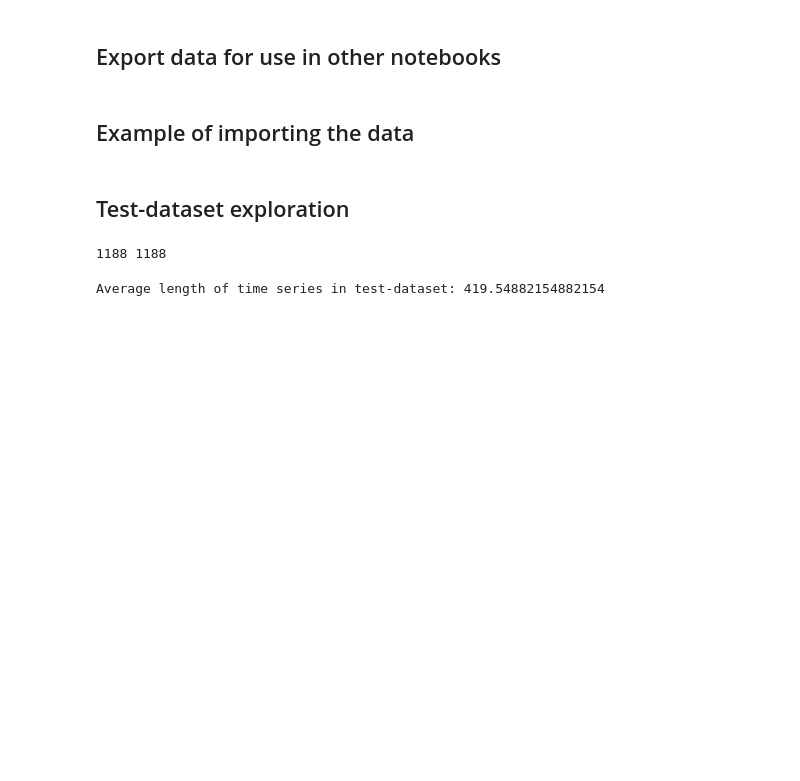
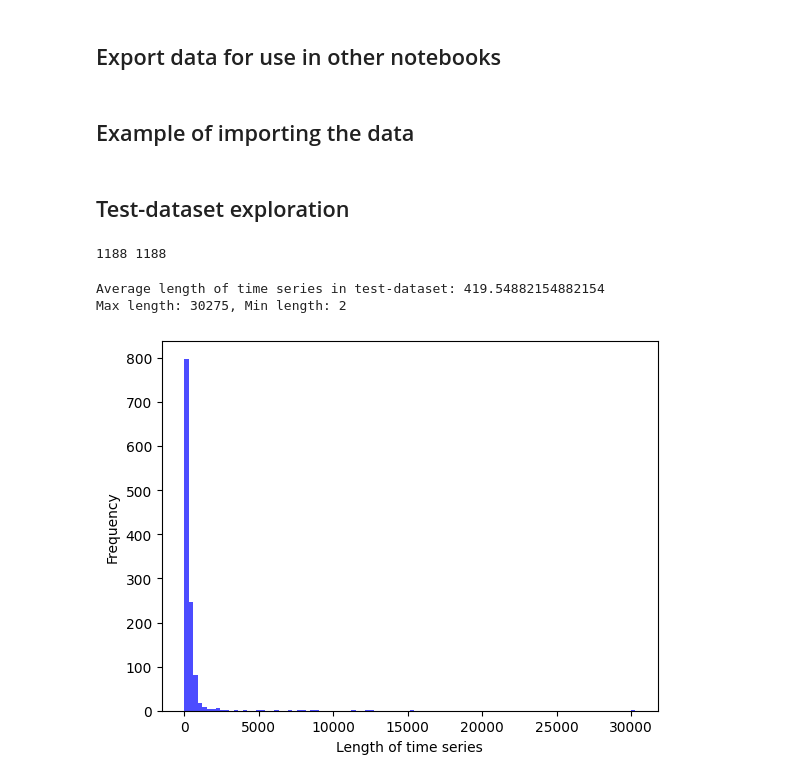
Before and after one commit to luisaforozco/exploration_gw_time_series, a Jupyter notebook: notebooks/data_exploration/data_exploration.ipynb, the cells around one changed output. Saved outputs shown, nothing was run; the diff lists cells and outputs as text; code cells hidden in the pictures; blank space fills up the shorter version.

```diff
--- a/notebooks/data_exploration/data_exploration.ipynb
+++ b/notebooks/data_exploration/data_exploration.ipynb
@@ -147,8 +147,16 @@ for i, gld in enumerate(data_obs.keys()):
     dino_ts[:, 1] = (dino_ts[:, 1] - np.mean(dino_ts[:, 1])) / np.std(dino_ts[:, 1])
     bro_ts[:, 1] = (bro_ts[:, 1] - np.mean(bro_ts[:, 1])) / np.std(bro_ts[:, 1])
 # %%
+# Analysis of time-series lengths
 lengths = [len(data_obs[gld]['dino']) for gld in data_obs.keys()]
 average_length = np.mean(lengths)
 print(f"Average length of time series in test-dataset: {average_length}")
+print(f"Max length: {np.max(lengths)}, Min length: {np.min(lengths)}")
+
+plt.hist(lengths, bins=100, color='blue', alpha=0.7)
+plt.xlabel("Length of time series")
+plt.ylabel("Frequency");
 # %% [output]
 Average length of time series in test-dataset: 419.54882154882154
+Max length: 30275, Min length: 2
+[figure, added]
```
Also changed, not shown: 3 other files.
